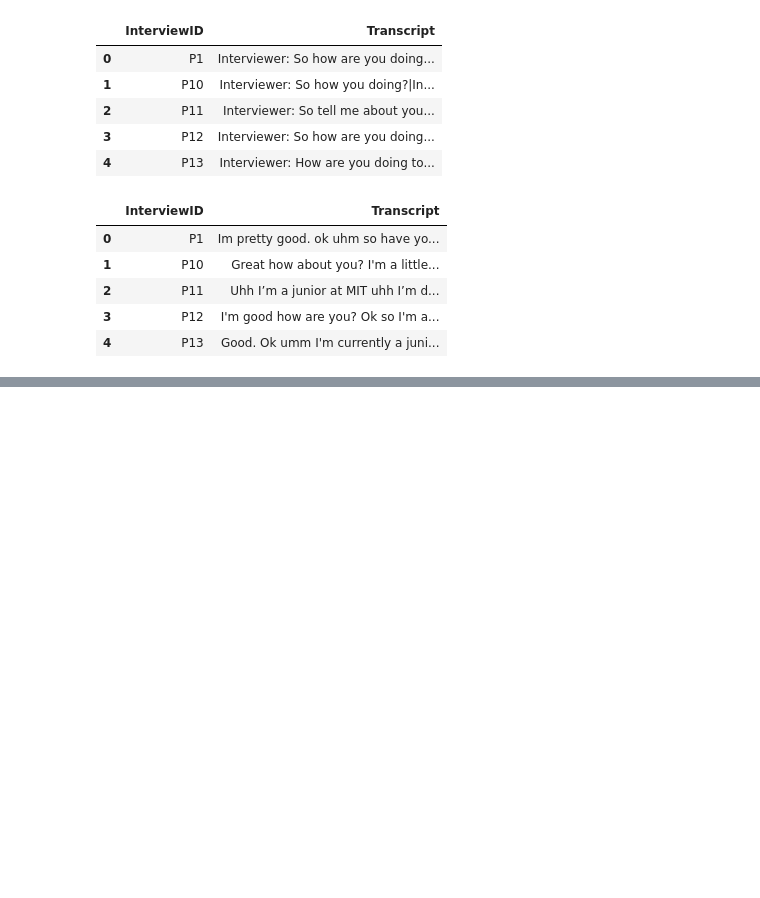
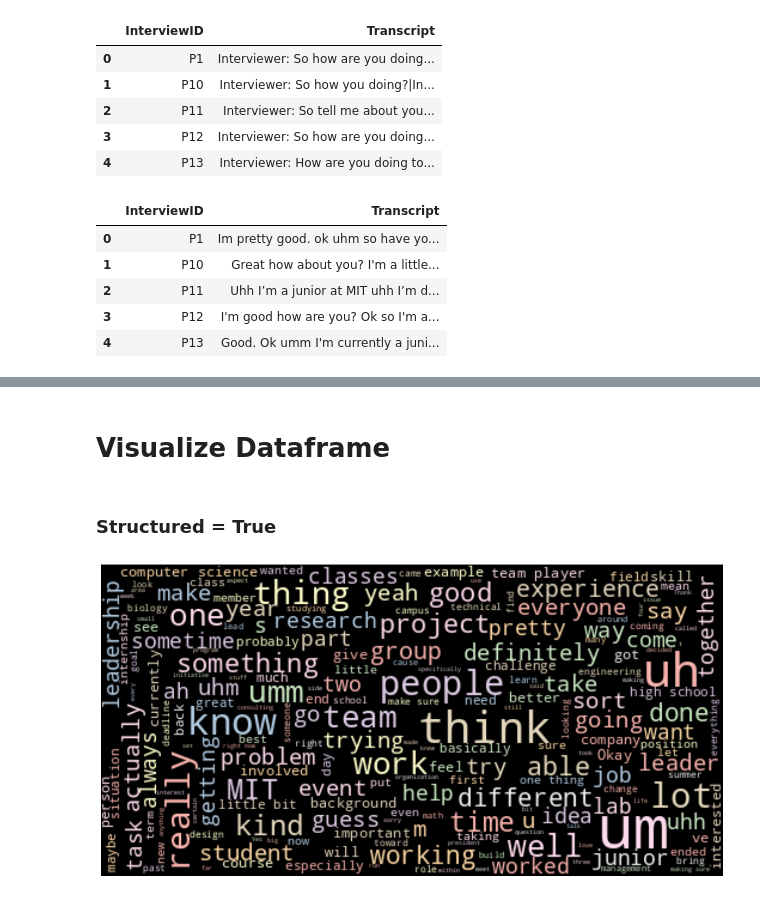
Before and after one commit to malhaar2002/interview-analysis, a Jupyter notebook: lexical_lstm.ipynb, the cells around one changed output, grey strips where cells are left out. Saved outputs shown, nothing was run; the diff lists cells and outputs as text; code cells hidden in the pictures; blank space fills up the shorter version.

```diff
--- a/lexical_lstm.ipynb
+++ b/lexical_lstm.ipynb
@@ -119,0 +115,13 @@ encoded_labels = label_encoder.fit_transform(labels)
+# %% [markdown]
+# Visualize Dataframe
+# %% [markdown]
+### Structured = True
+# %%
+structured_true = " ".join(msg for msg in df[df['StructuredAnswers'] == True].Transcript)
+structured_true_cloud = WordCloud(width =520, height =260, stopwords = STOPWORDS, max_font_size = 50, background_color = "black", colormap = 'Pastel1').generate(structured_true)
+plt.figure(figsize=(16,10))
+plt.imshow(structured_true_cloud, interpolation = 'bilinear')
+plt.axis('off') # turn off axis
+plt.show()
+# %% [output]
+[figure, added]
```
Also changed, not shown: parts of 43 cells of this notebook, 3 other files.
